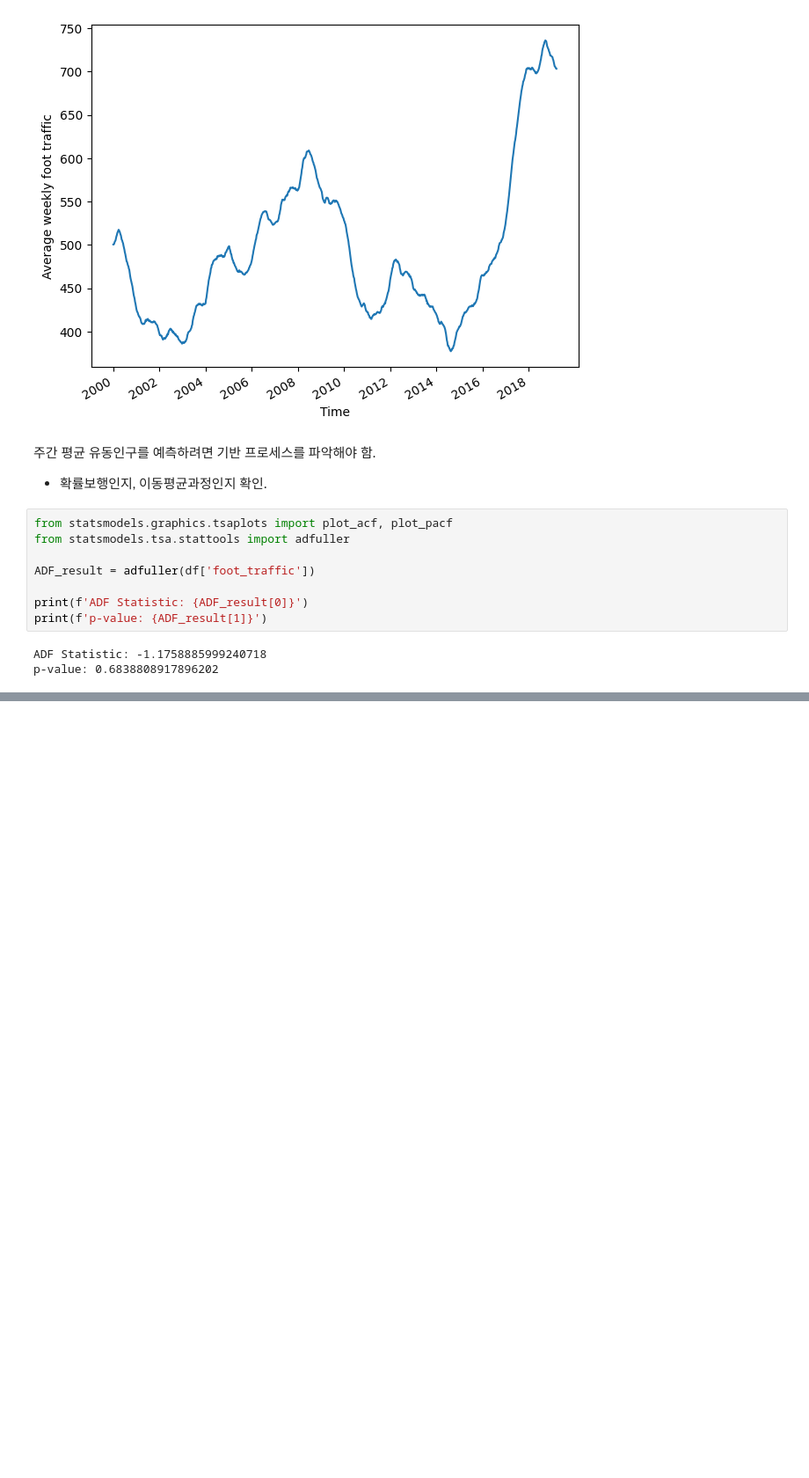
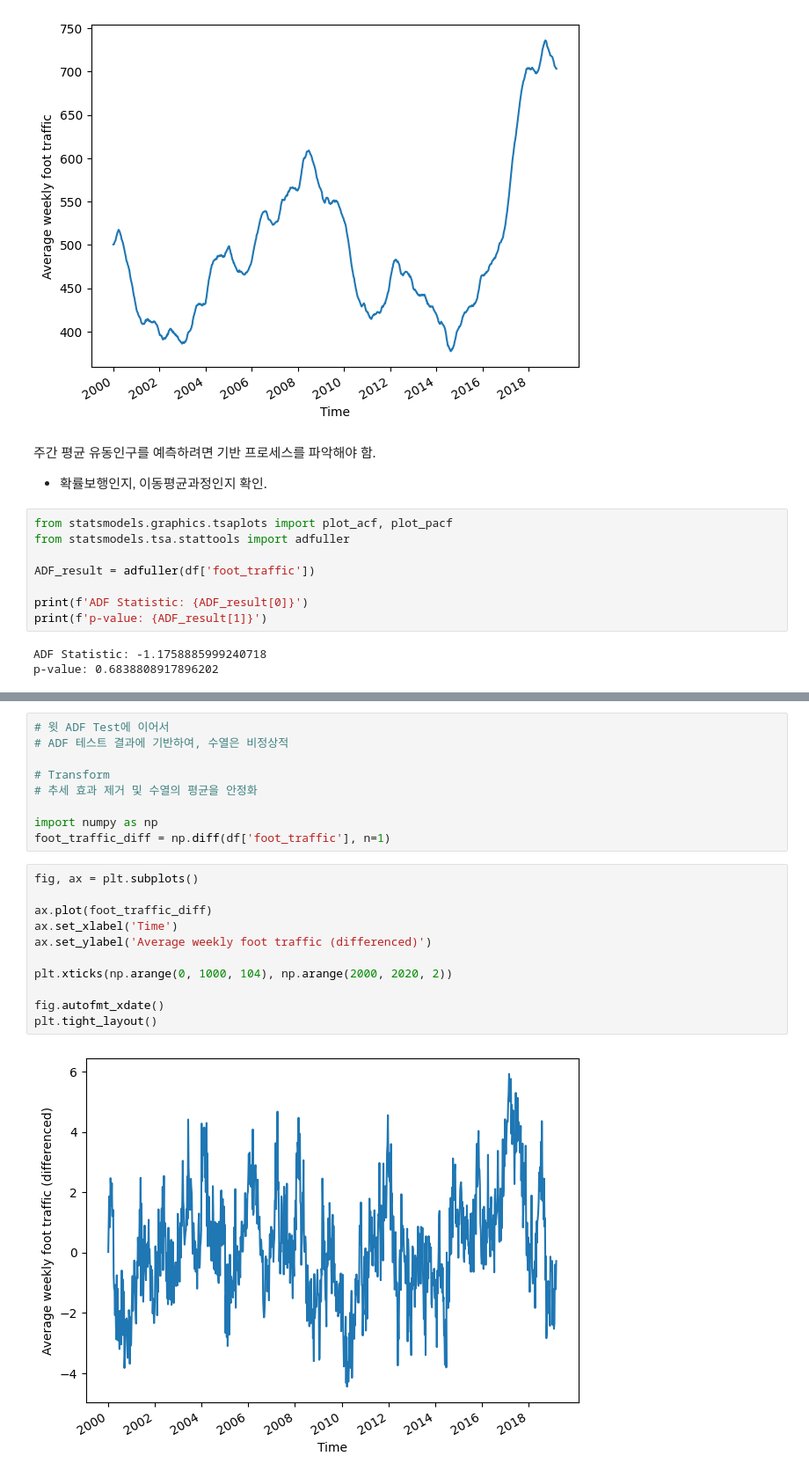
Before and after one commit to mskcho00/TimeSeries-Self-Practice, a Jupyter notebook: 5 - Autoregressive Model.ipynb, the cells around one changed output, grey strips where cells are left out. Shown at 88% size. Cells and saved outputs as stored; diff of their text form; blank space fills up the shorter version.

```diff
--- a/5 - Autoregressive Model.ipynb
+++ b/5 - Autoregressive Model.ipynb
@@ -71,0 +93,22 @@ p-value: 0.6838808917896202
+# %%
+# 윗 ADF Test에 이어서
+# ADF 테스트 결과에 기반하여, 수열은 비정상적
+
+# Transform
+# 추세 효과 제거 및 수열의 평균을 안정화
+
+import numpy as np
+foot_traffic_diff = np.diff(df['foot_traffic'], n=1)
+# %%
+fig, ax = plt.subplots()
+
+ax.plot(foot_traffic_diff)
+ax.set_xlabel('Time')
+ax.set_ylabel('Average weekly foot traffic (differenced)')
+
+plt.xticks(np.arange(0, 1000, 104), np.arange(2000, 2020, 2))
+
+fig.autofmt_xdate()
+plt.tight_layout()
+# %% [output]
+[figure, added]
```
Also changed, not shown: parts of 17 cells of this notebook.
